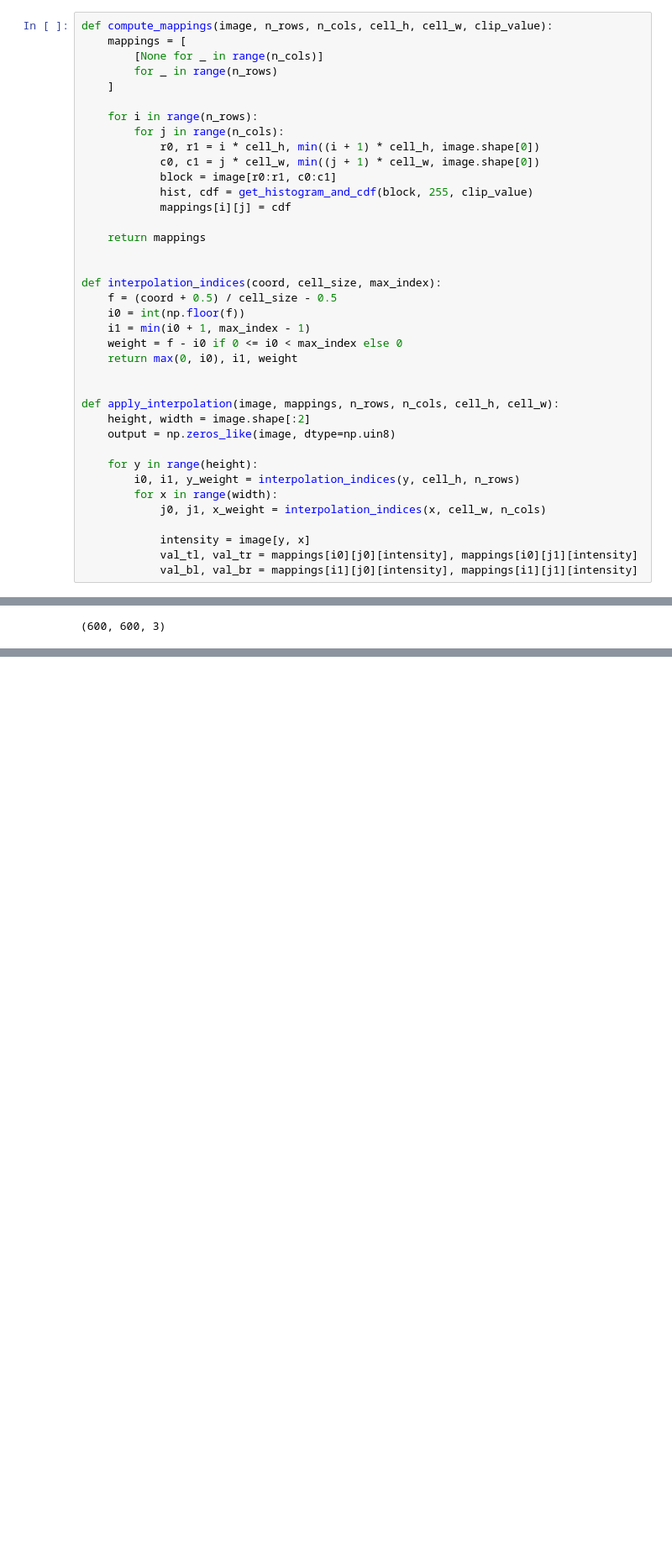
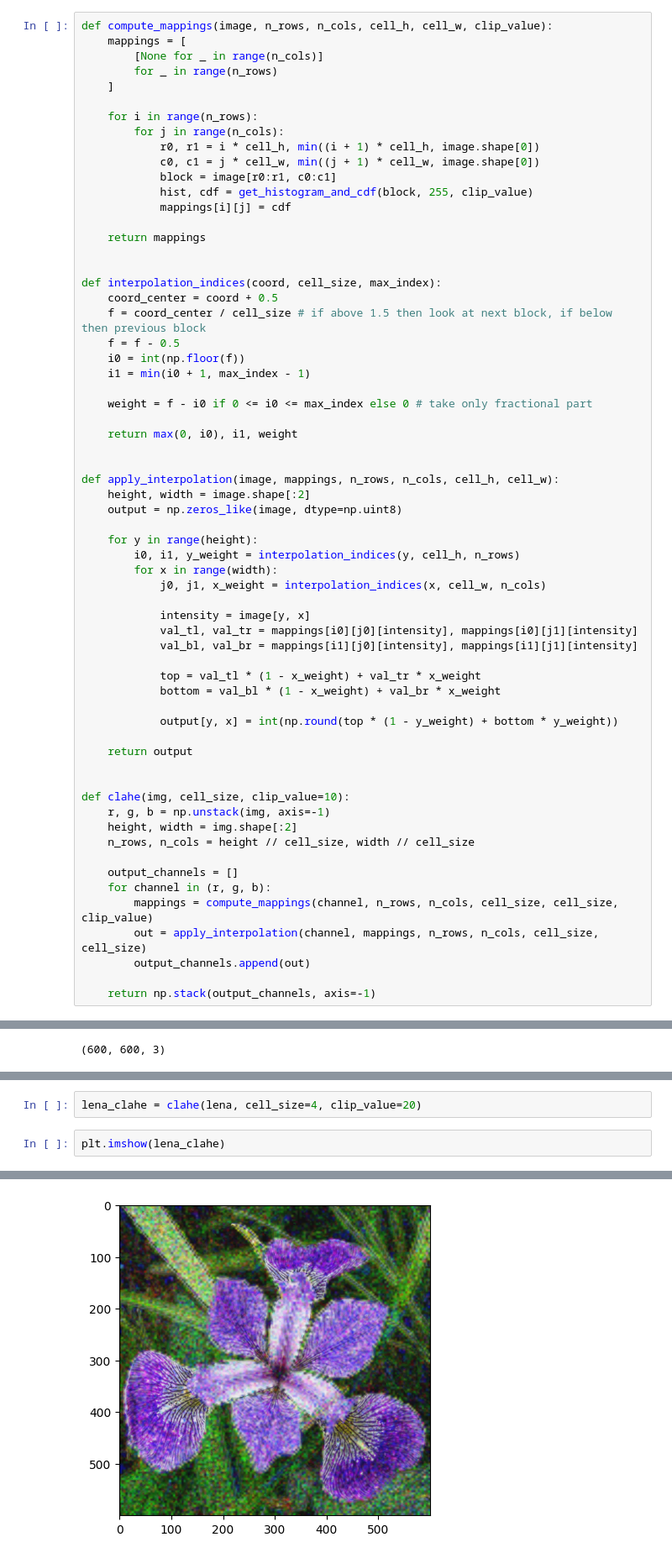
Before and after one commit to pyretttt/mosquitto, a Jupyter notebook: cv/histogram_equalization.ipynb, the cells around one changed output, grey strips where cells are left out. Shown at 84% size. Drawn from its saved outputs; the diff is of its cells as text; blank space fills up the shorter version.

```diff
--- a/cv/histogram_equalization.ipynb
+++ b/cv/histogram_equalization.ipynb
@@ -81,16 +81,20 @@ def compute_mappings(image, n_rows, n_cols, cell_h, cell_w, clip_value):
 
 
 def interpolation_indices(coord, cell_size, max_index):
-    f = (coord + 0.5) / cell_size - 0.5
+    coord_center = coord + 0.5
+    f = coord_center / cell_size # if above 1.5 then look at next block, if below then previous block
+    f = f - 0.5
     i0 = int(np.floor(f))
     i1 = min(i0 + 1, max_index - 1)
-    weight = f - i0 if 0 <= i0 < max_index else 0
+
+    weight = f - i0 if 0 <= i0 <= max_index else 0 # take only fractional part
+
     return max(0, i0), i1, weight
 
 
 def apply_interpolation(image, mappings, n_rows, n_cols, cell_h, cell_w):
     height, width = image.shape[:2]
-    output = np.zeros_like(image, dtype=np.uin8)
+    output = np.zeros_like(image, dtype=np.uint8)
 
     for y in range(height):
         i0, i1, y_weight = interpolation_indices(y, cell_h, n_rows)
@@ -100,6 +104,27 @@ def apply_interpolation(image, mappings, n_rows, n_cols, cell_h, cell_w):
             intensity = image[y, x]
             val_tl, val_tr = mappings[i0][j0][intensity], mappings[i0][j1][intensity]
             val_bl, val_br = mappings[i1][j0][intensity], mappings[i1][j1][intensity]
+
+            top = val_tl * (1 - x_weight) + val_tr * x_weight
+            bottom = val_bl * (1 - x_weight) + val_br * x_weight
+
+            output[y, x] = int(np.round(top * (1 - y_weight) + bottom * y_weight))
+
+    return output
+
+
+def clahe(img, cell_size, clip_value=10):
+    r, g, b = np.unstack(img, axis=-1)
+    height, width = img.shape[:2]
+    n_rows, n_cols = height // cell_size, width // cell_size
+
+    output_channels = []
+    for channel in (r, g, b):
+        mappings = compute_mappings(channel, n_rows, n_cols, cell_size, cell_size, clip_value)
+        out = apply_interpolation(channel, mappings, n_rows, n_cols, cell_size, cell_size)
+        output_channels.append(out)
+
+    return np.stack(output_channels, axis=-1)
 # %%
 r, g, b = np.unstack(lena, axis=-1)
 plot_channel_histogram(r)
@@ -157,0 +185,5 @@ plt.imshow(lena_blocked)
+# %%
+lena_clahe = clahe(lena, cell_size=4, clip_value=20)
+# %%
+plt.imshow(lena_clahe)
+# %% [output]
@@ -157,0 +191 @@ plt.imshow(lena_blocked)
+[figure, added]
```
Also changed, not shown: parts of 4 cells of this notebook, 1 other file.
